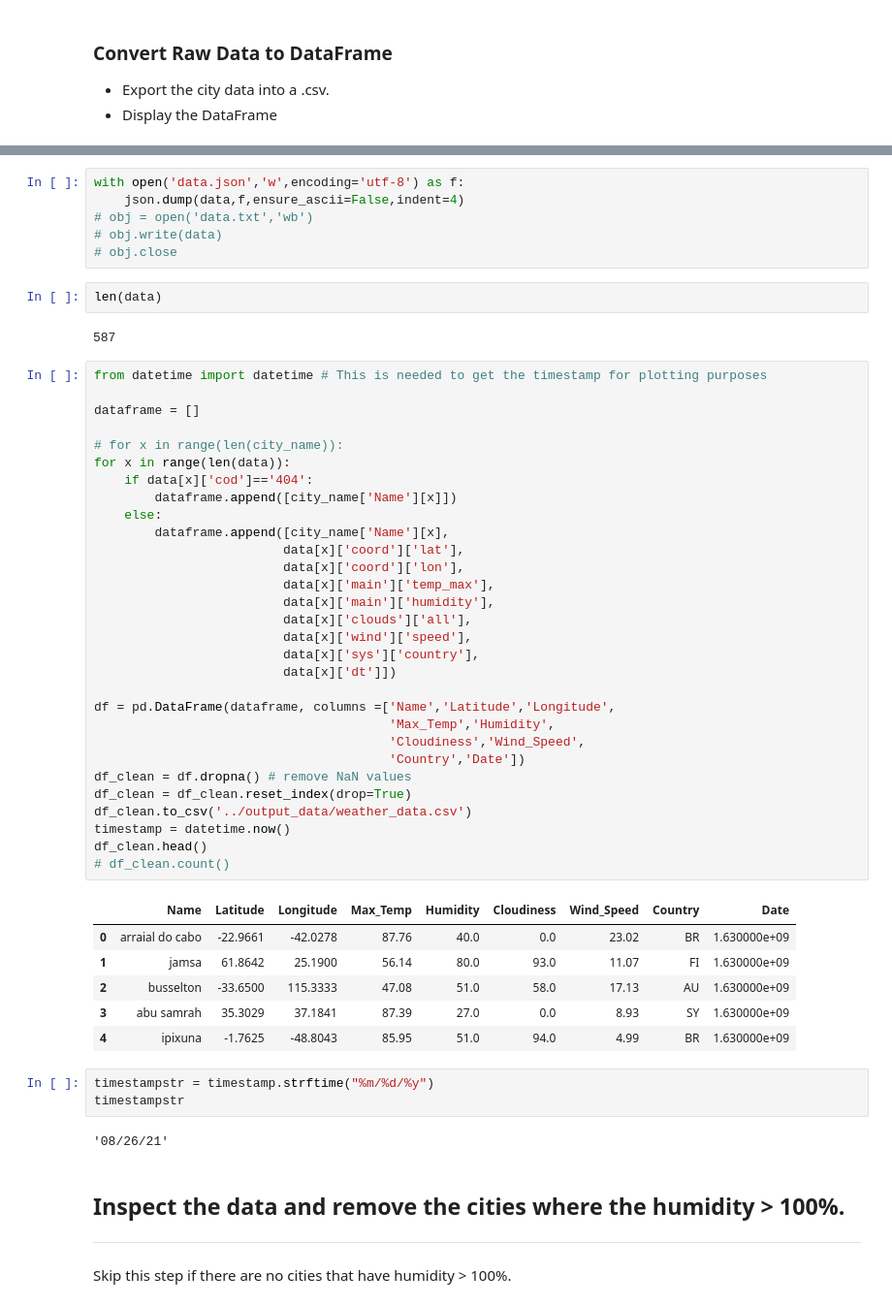
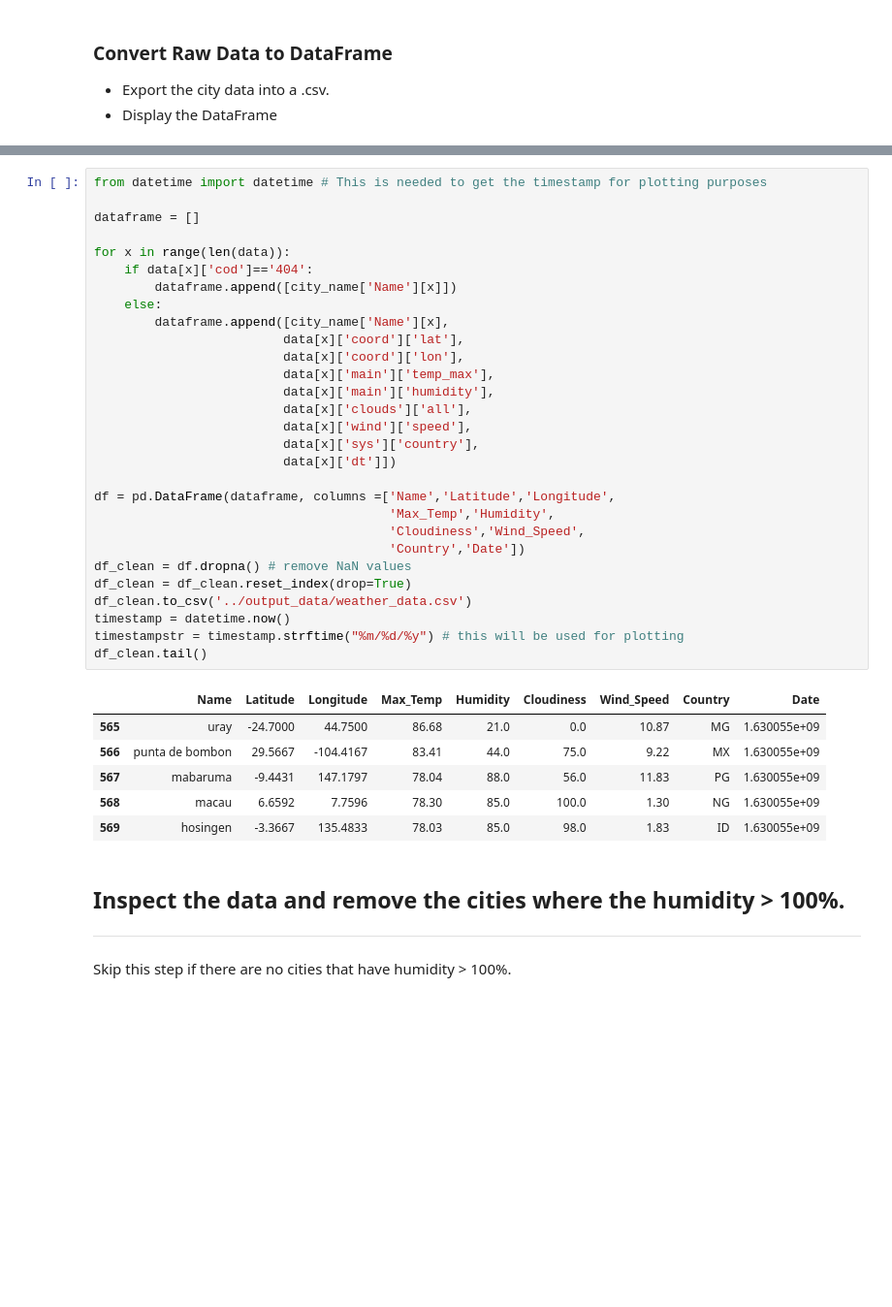
Before and after one commit to firebrand88/Python-API-Challenge, a Jupyter notebook: code/WeatherPy.ipynb, the cells around one changed output, grey strips where cells are left out. Shown at 97% size. Saved outputs shown, nothing was run; the diff lists cells and outputs as text; blank space fills up the shorter version.

```diff
--- a/code/WeatherPy.ipynb
+++ b/code/WeatherPy.ipynb
@@ -153,55 +144,39 @@ print(json.dumps(data,indent=4,sort_keys=True))
-# %%
-with open('data.json','w',encoding='utf-8') as f:
-    json.dump(data,f,ensure_ascii=False,indent=4)
-# obj = open('data.txt','wb')
-# obj.write(data)
-# obj.close
-# %%
-len(data)
-# %% [output]
-587
 # %%
 from datetime import datetime # This is needed to get the timestamp for plotting purposes
 
 dataframe = []
 
-# for x in range(len(city_name)):
 for x in range(len(data)):
     if data[x]['cod']=='404':
         dataframe.append([city_name['Name'][x]])
     else:
         dataframe.append([city_name['Name'][x],
                          data[x]['coord']['lat'],
                          data[x]['coord']['lon'],
                          data[x]['main']['temp_max'],
                          data[x]['main']['humidity'],
                          data[x]['clouds']['all'],
                          data[x]['wind']['speed'],
                          data[x]['sys']['country'],
                          data[x]['dt']])
 
 df = pd.DataFrame(dataframe, columns =['Name','Latitude','Longitude',
                                        'Max_Temp','Humidity',
                                        'Cloudiness','Wind_Speed',
                                        'Country','Date'])
 df_clean = df.dropna() # remove NaN values
 df_clean = df_clean.reset_index(drop=True)
 df_clean.to_csv('../output_data/weather_data.csv')
 timestamp = datetime.now()
-df_clean.head()
-# df_clean.count()
+timestampstr = timestamp.strftime("%m/%d/%y") # this will be used for plotting
+df_clean.tail()
 # %% [output]
 |  | Name | Latitude | Longitude | Max_Temp | Humidity | Cloudiness | Wind_Speed | Country | Date |
-| 0 | arraial do cabo | -22.9661 | -42.0278 | 87.76 | 40.0 | 0.0 | 23.02 | BR | 1.630000e+09 |
-| 1 | jamsa | 61.8642 | 25.1900 | 56.14 | 80.0 | 93.0 | 11.07 | FI | 1.630000e+09 |
-| 2 | busselton | -33.6500 | 115.3333 | 47.08 | 51.0 | 58.0 | 17.13 | AU | 1.630000e+09 |
-| 3 | abu samrah | 35.3029 | 37.1841 | 87.39 | 27.0 | 0.0 | 8.93 | SY | 1.630000e+09 |
-| 4 | ipixuna | -1.7625 | -48.8043 | 85.95 | 51.0 | 94.0 | 4.99 | BR | 1.630000e+09 |
+| 565 | uray | -24.7000 | 44.7500 | 86.68 | 21.0 | 0.0 | 10.87 | MG | 1.630055e+09 |
+| 566 | punta de bombon | 29.5667 | -104.4167 | 83.41 | 44.0 | 75.0 | 9.22 | MX | 1.630055e+09 |
+| 567 | mabaruma | -9.4431 | 147.1797 | 78.04 | 88.0 | 56.0 | 11.83 | PG | 1.630055e+09 |
+| 568 | macau | 6.6592 | 7.7596 | 78.30 | 85.0 | 100.0 | 1.30 | NG | 1.630055e+09 |
+| 569 | hosingen | -3.3667 | 135.4833 | 78.03 | 85.0 | 98.0 | 1.83 | ID | 1.630055e+09 |
-# %%
-timestampstr = timestamp.strftime("%m/%d/%y")
-timestampstr
-# %% [output]
-'08/26/21'
 # %% [markdown]
 ## Inspect the data and remove the cities where the humidity > 100%.
 ----
```
Also changed, not shown: parts of 62 cells of this notebook, 27 other files.
